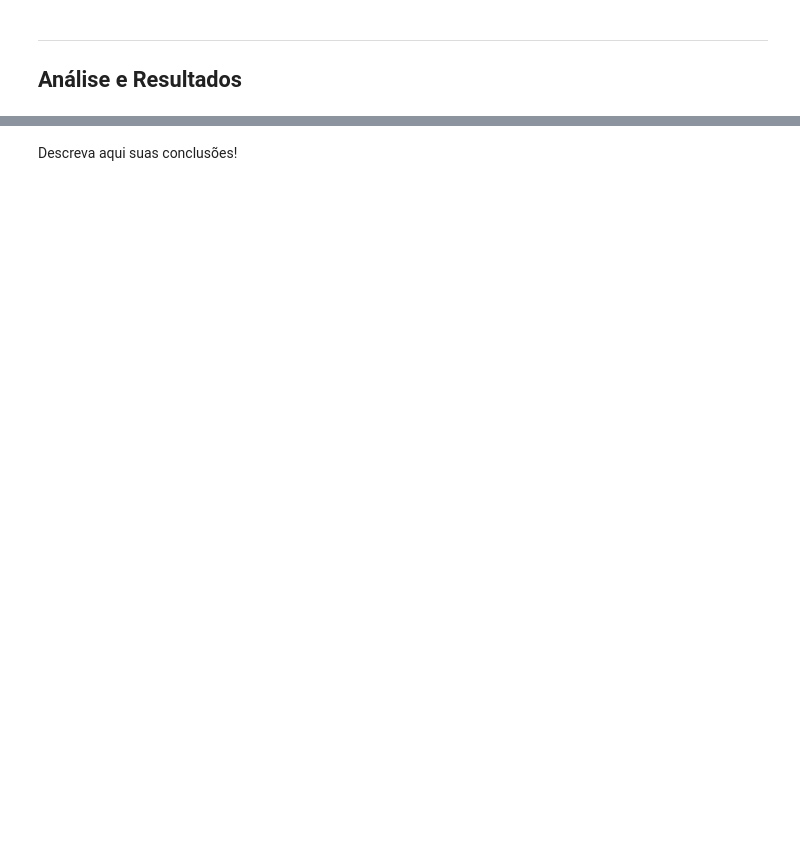
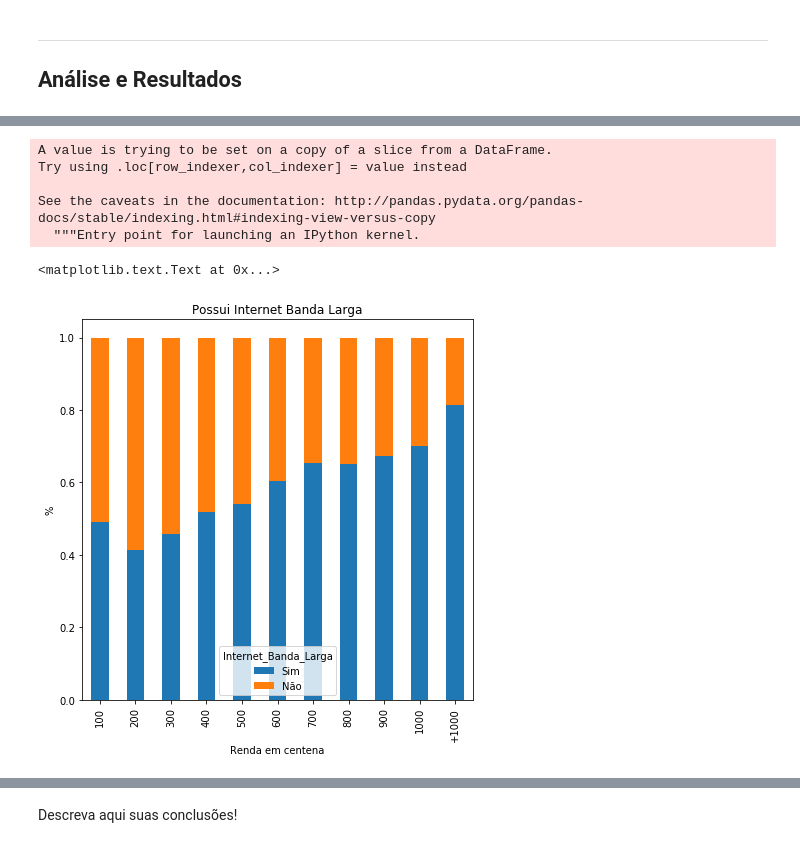
Before and after one commit to HeMatita/Science-of-the-dados-, a Jupyter notebook: Projeto1 Layout.ipynb, the cells around one changed output, grey strips where cells are left out. Drawn from its saved outputs; the diff is of its cells as text; code cells hidden in the pictures; blank space fills up the shorter version.

```diff
--- a/Projeto1 Layout.ipynb
+++ b/Projeto1 Layout.ipynb
@@ -68,0 +117,18 @@ df1
+# %%
+def faixasph(df2):
+    x=df2['V4621']
+    if x<100: return 1
+    elif x<200: return 2
+    elif x<300: return 3
+    elif x<400: return 4
+    elif x<500: return 5
+    elif x<600: return 6
+    elif x<700: return 7
+    elif x<800: return 8
+    elif x<900: return 9
+    elif x<1000: return 10
+    return 11
+faixas=df2.apply(faixasph,axis=1)
+df2['faixas']=faixas
+df2.faixas=df2.faixas.astype('category')
+df2.faixas.cat.categories=(['100','200','300','400','500','600','700','800','900','1000','+1000'])
@@ -68,0 +146,14 @@ df1
+# %%
+df2['Internet_Banda_Larga']=df2.V02426
+ph=pd.crosstab(df2.faixas,df2.Internet_Banda_Larga,normalize='index')
+ph.plot(kind='bar',stacked='True',legend=['Sim','Nao'],title='Possui Internet Banda Larga',figsize=(7,7))
+plt.ylabel('%')
+plt.xlabel('Renda em centena')
+# %% [output]
+A value is trying to be set on a copy of a slice from a DataFrame.
+Try using .loc[row_indexer,col_indexer] = value instead
+
+See the caveats in the documentation: http://pandas.pydata.org/pandas-docs/stable/indexing.html#indexing-view-versus-copy
+  """Entry point for launching an IPython kernel.
+<matplotlib.text.Text at 0x...>
+[figure, added]
```
Also changed, not shown: parts of 18 cells of this notebook, 1 other file.
